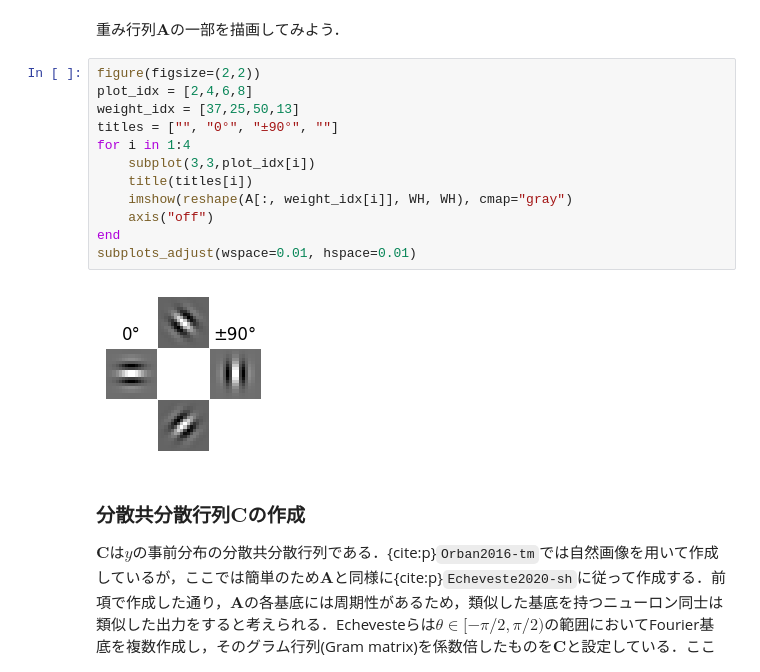
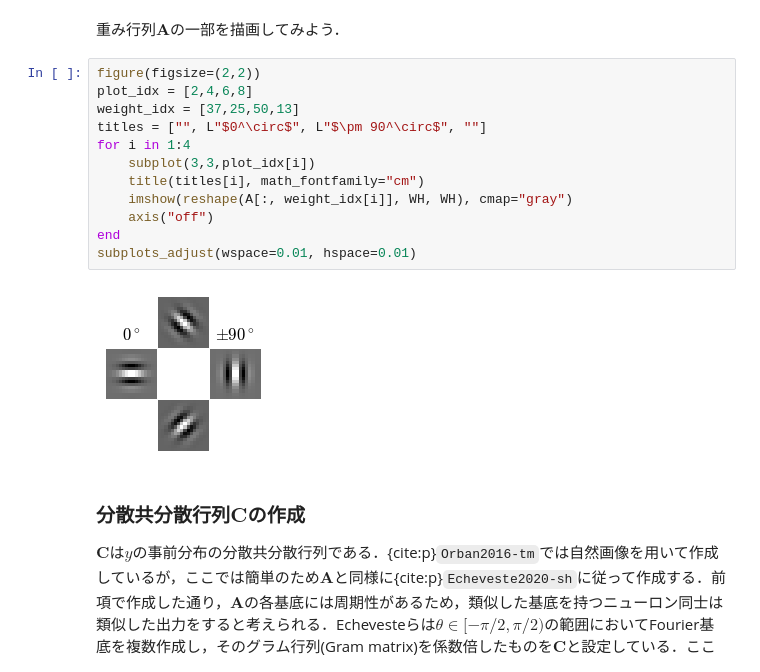
Before and after one commit to compneuro-julia/compneuro-julia-management, a Jupyter notebook: contents/bayesian-brain/neural-sampling.ipynb, the cells around one changed output. Cells and saved outputs as stored; diff of their text form.

```diff
--- a/contents/bayesian-brain/neural-sampling.ipynb
+++ b/contents/bayesian-brain/neural-sampling.ipynb
@@ -71,17 +71,17 @@ A = get_A(WH, Ny);
 # %%
 figure(figsize=(2,2))
 plot_idx = [2,4,6,8]
 weight_idx = [37,25,50,13]
-titles = ["", "0°", "±90°", ""]
+titles = ["", L"$0^\circ$", L"$\pm 90^\circ$", ""]
 for i in 1:4
     subplot(3,3,plot_idx[i])
-    title(titles[i])
+    title(titles[i], math_fontfamily="cm")
     imshow(reshape(A[:, weight_idx[i]], WH, WH), cmap="gray")
     axis("off")
 end
 subplots_adjust(wspace=0.01, hspace=0.01)
 # %% [output]
-[figure, old version]
+[figure, new version]
 # %% [markdown]
 ### 分散共分散行列$\mathbf{C}$の作成
 $\mathbf{C}$は$y$の事前分布の分散共分散行列である．{cite:p}`Orban2016-tm`では自然画像を用いて作成しているが，ここでは簡単のため$\mathbf{A}$と同様に{cite:p}`Echeveste2020-sh`に従って作成する．前項で作成した通り，$\mathbf{A}$の各基底には周期性があるため，類似した基底を持つニューロン同士は類似した出力をすると考えられる．Echevesteらは$\theta\in[-\pi/2, \pi/2)$の範囲においてFourier基底を複数作成し，そのグラム行列(Gram matrix)を係数倍したものを$\mathbf{C}$と設定している．ここではガウス過程(Gaussian process)モデルとの類似性から，周期カーネル(periodic kernel)
```
Also changed, not shown: parts of 6 cells of this notebook.
